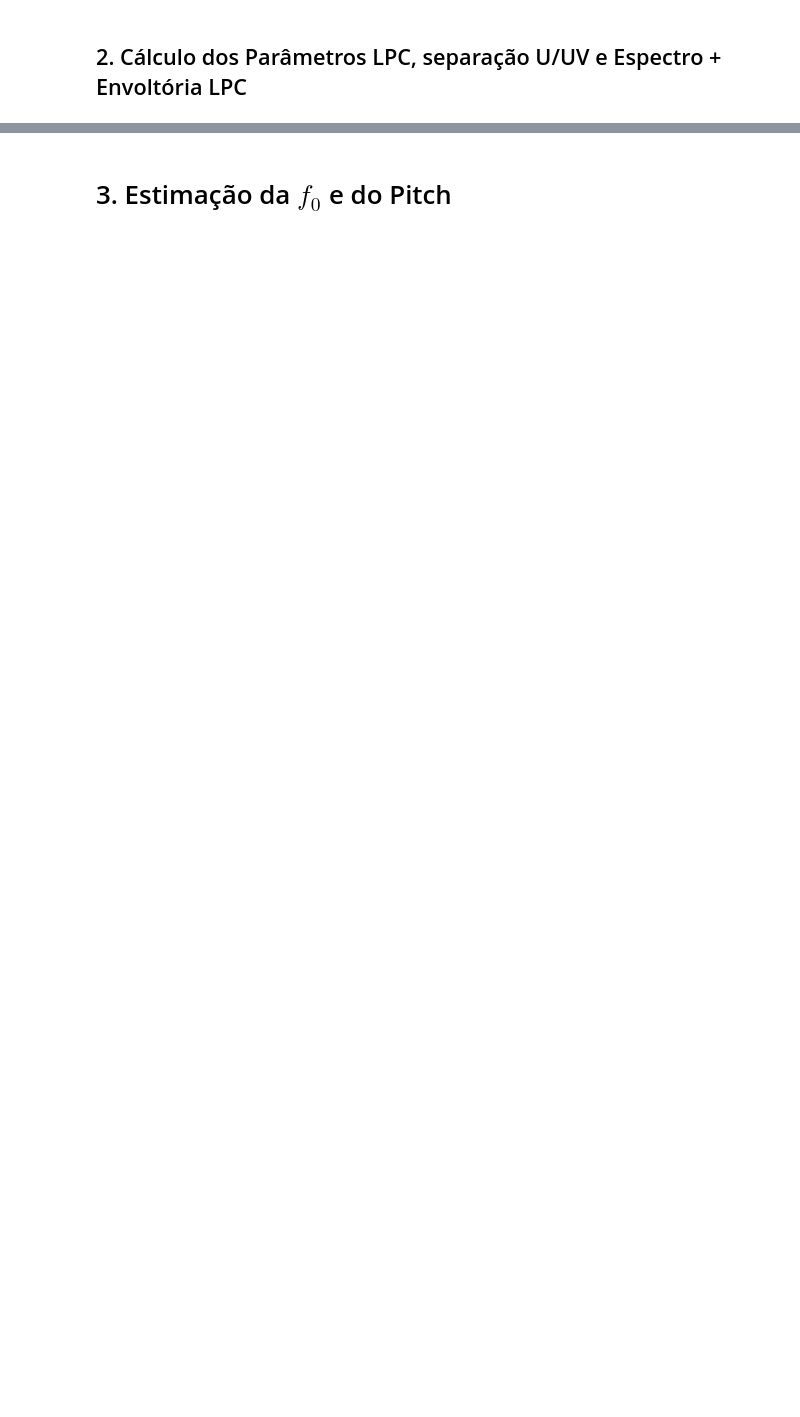
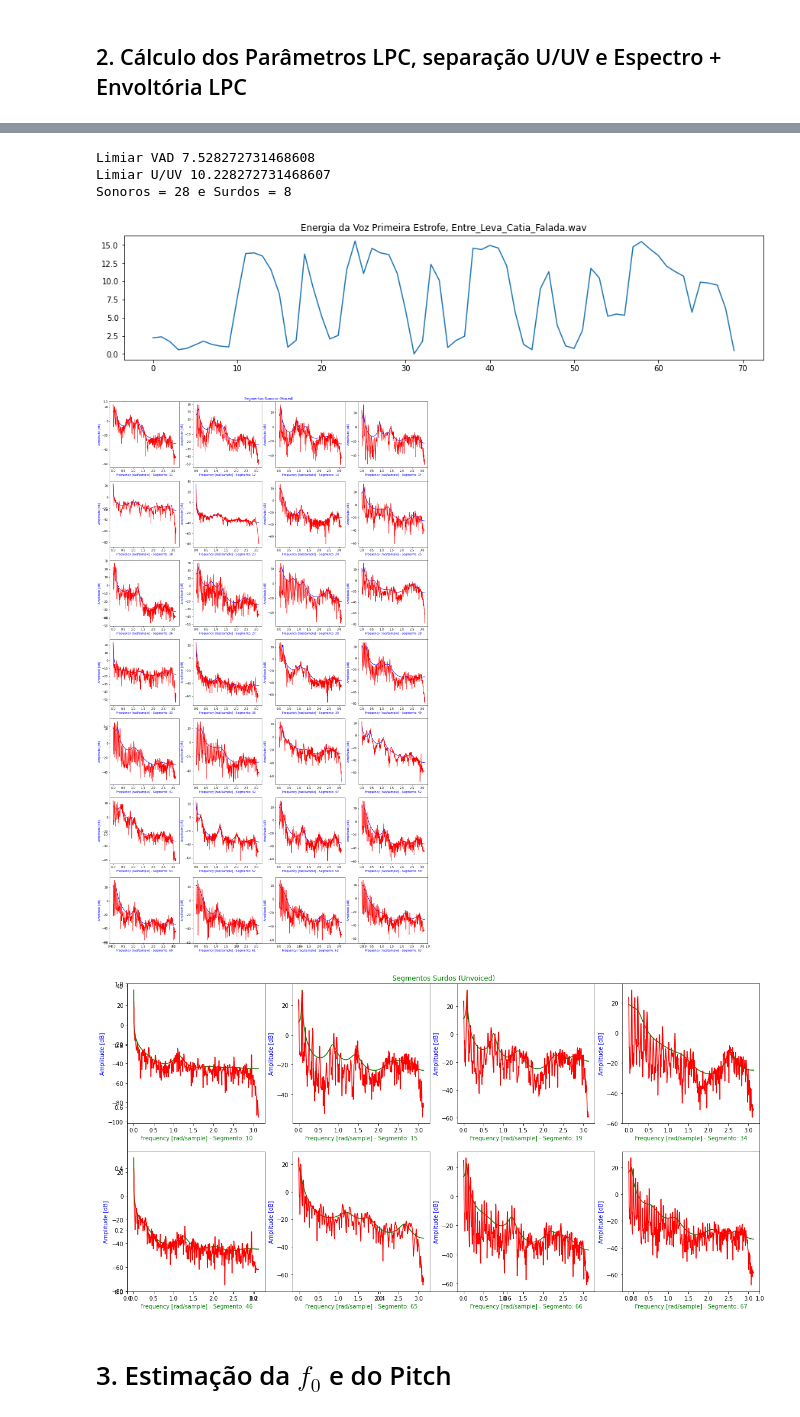
Before and after one commit to dwm-multimidia/dwm-multimidia.github.io, a Jupyter notebook: lab7/jupyter/Lab7_CodificacaoVoz_v2.ipynb, the cells around one changed output, grey strips where cells are left out. Drawn from its saved outputs; the diff is of its cells as text; code cells hidden in the pictures; blank space fills up the shorter version.

```diff
--- a/lab7/jupyter/Lab7_CodificacaoVoz_v2.ipynb
+++ b/lab7/jupyter/Lab7_CodificacaoVoz_v2.ipynb
@@ -106,7 +142,7 @@ print('Sonoros = ' + str(num_voiced) + ' e Surdos = ' + str(num_unvoiced) )
 fig1, ax1 = plt.subplots(figsize=(15, 3))
 plt.figure(1)
 plt.plot(E1)
-plt.title('Energia da Voz Primeira Estrofe, ' + audio1)
+plt.title('Energia da Voz Primeira Estrofe, ' + audio1.name)
 
 # partição das figuras voiced
 i = 0
@@ -119,35 +155,40 @@ fig3, ax3 = plt.subplots(figsize=(20, num_unvoiced + linhas_unvoiced))
 plt.title('Segmentos Surdos (Unvoiced)', color = 'g')
 
 for l in range(1, Nseg1-2):
     # teste de VAD
     if ind_voz[l] == 1:
         xjan = v1[(l-1)*Nj+Nover:l*Nj+Nover]*hm
         a_filter = lz.lpc.kautocor(xjan, p)
         gain_lpc = np.log10(abs(a_filter.error))
         w, h = signal.freqz(1,a_filter.numerator,worN=int(Nj/2))
         LP = 20 * np.log10(abs(h)) + 10*gain_lpc
         # Teste U/UV
 
         if E1[l] > E1voiced_lim:
-
             i += 1
             ax2 = fig2.add_subplot(linhas_voiced,4,i)
             plt.figure(2)
             plt.plot(w, LP, 'b')
             plt.ylabel('Amplitude [dB]', color='b')
             plt.xlabel('Frequency [rad/sample] - Segmento: ' + str(l), color='b')
             sp = np.fft.fft(xjan)
             plt.plot(w, 20*np.log10(abs(sp[0:int(Nj/2)])), 'r')
         else:
-
             j += 1
             ax3 = fig3.add_subplot(linhas_unvoiced,4,j)
             plt.figure(3)
             plt.plot(w, LP, 'g')
             plt.ylabel('Amplitude [dB]', color='b')
             plt.xlabel('Frequency [rad/sample] - Segmento: ' + str(l), color='g')
             sp = np.fft.fft(xjan)
             plt.plot(w, 20*np.log10(abs(sp[0:int(Nj/2)])), 'r')
+# %% [output]
+Limiar VAD 7.528272731468608
+Limiar U/UV 10.228272731468607
+Sonoros = 28 e Surdos = 8
+[figure, added]
+[figure, added]
+[figure, added]
 # %% [markdown]
 # 3. Estimação da $f_0$ e do Pitch
 # %%
```
Also changed, not shown: parts of 11 cells of this notebook.
